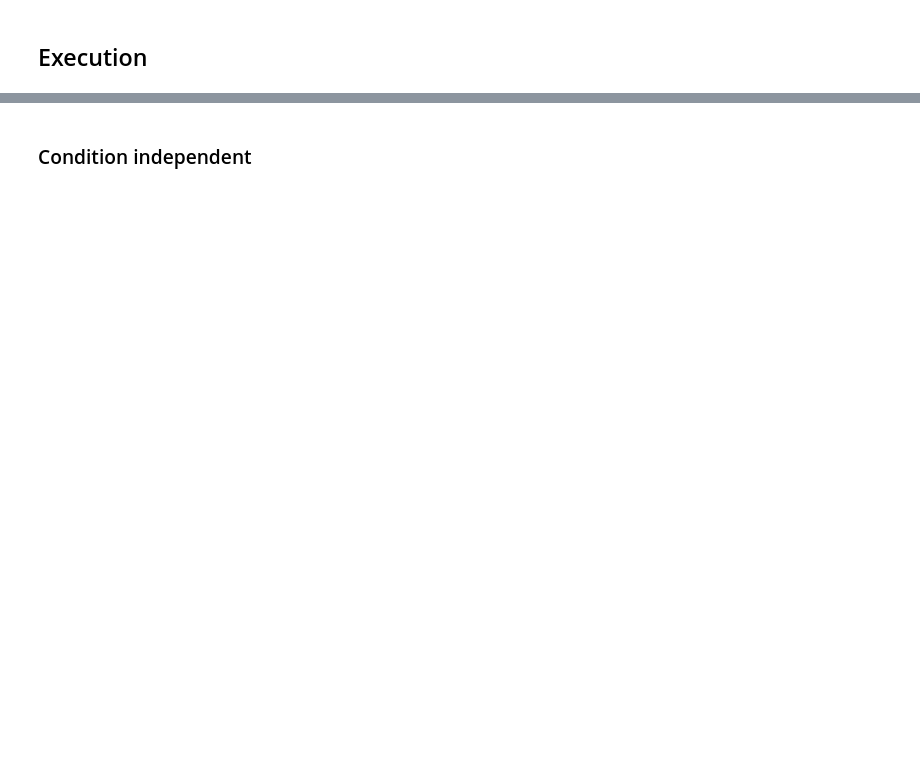
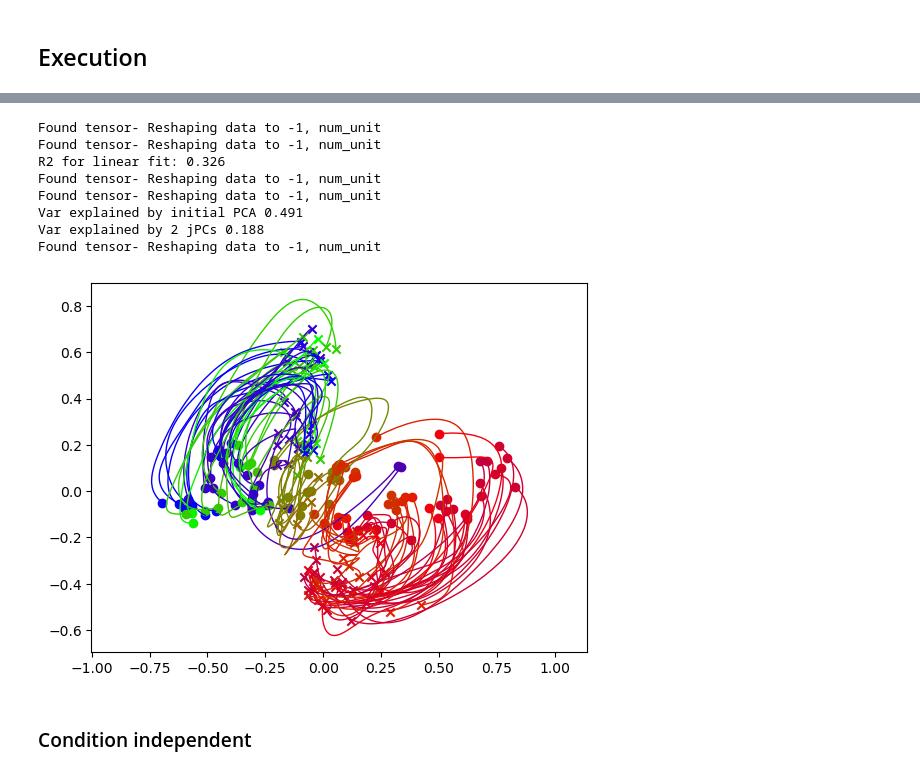
Before and after one commit to mehrdadkashefi/latent_analysis, a Jupyter notebook: test.ipynb, the cells around one changed output, grey strips where cells are left out. Drawn from its saved outputs; the diff is of its cells as text; code cells hidden in the pictures; blank space fills up the shorter version.

Commit message:
fixed a bug in jPCA, added var explained

```diff
--- a/test.ipynb
+++ b/test.ipynb
@@ -131,31 +147,25 @@ for c in range(108):
 # %%
-%matplotlib inline
-condition_columns = ['trial_type', 'trial_version']
-align_column = 'move_onset_time'
-channel_column = 'hand_vel'
-t_range = [-50, 300]
-
-spd_align = tools.align_continuous(trial_info, D, condition_columns, align_column, channel_column, t_range)
-
-plt.plot(np.sqrt(np.sum(spd_align**2, axis=2)).T, color='k')
-plt.show()
-
-unit = units.index.values
-data_aligned = tools.align_fr(trial_info, units, condition_columns, align_column, unit, t_range)
-
-
-jpca = LT.jPCA(num_jpcs=6)
+jpca = LT.jPCA(num_jpcs=6, force_skewness=True)
 jpca.fit(data_aligned)
 rate_jpca = jpca.transform(data_aligned)
 
 
 for c in range(108):
     plt.plot(rate_jpca[c, :, 0], rate_jpca[c,:, 1], lw=1, c=reach_angles[c])
     plt.scatter(rate_jpca[c, 0, 0], rate_jpca[c,0, 1], color=reach_angles[c])
     plt.scatter(rate_jpca[c, -1, 0], rate_jpca[c,-1, 1], marker = 'x' ,color=reach_angles[c])
 plt.axis('equal')
-
 plt.show()
+# %% [output]
+Found tensor- Reshaping data to -1, num_unit
+Found tensor- Reshaping data to -1, num_unit
+R2 for linear fit: 0.326
+Found tensor- Reshaping data to -1, num_unit
+Found tensor- Reshaping data to -1, num_unit
+Var explained by initial PCA 0.491
+Var explained by 2 jPCs 0.188
+Found tensor- Reshaping data to -1, num_unit
+[figure, added]
 # %% [markdown]
 ### Condition independent
 # %%
```
Also changed, not shown: parts of 4 cells of this notebook, 1 other file.
